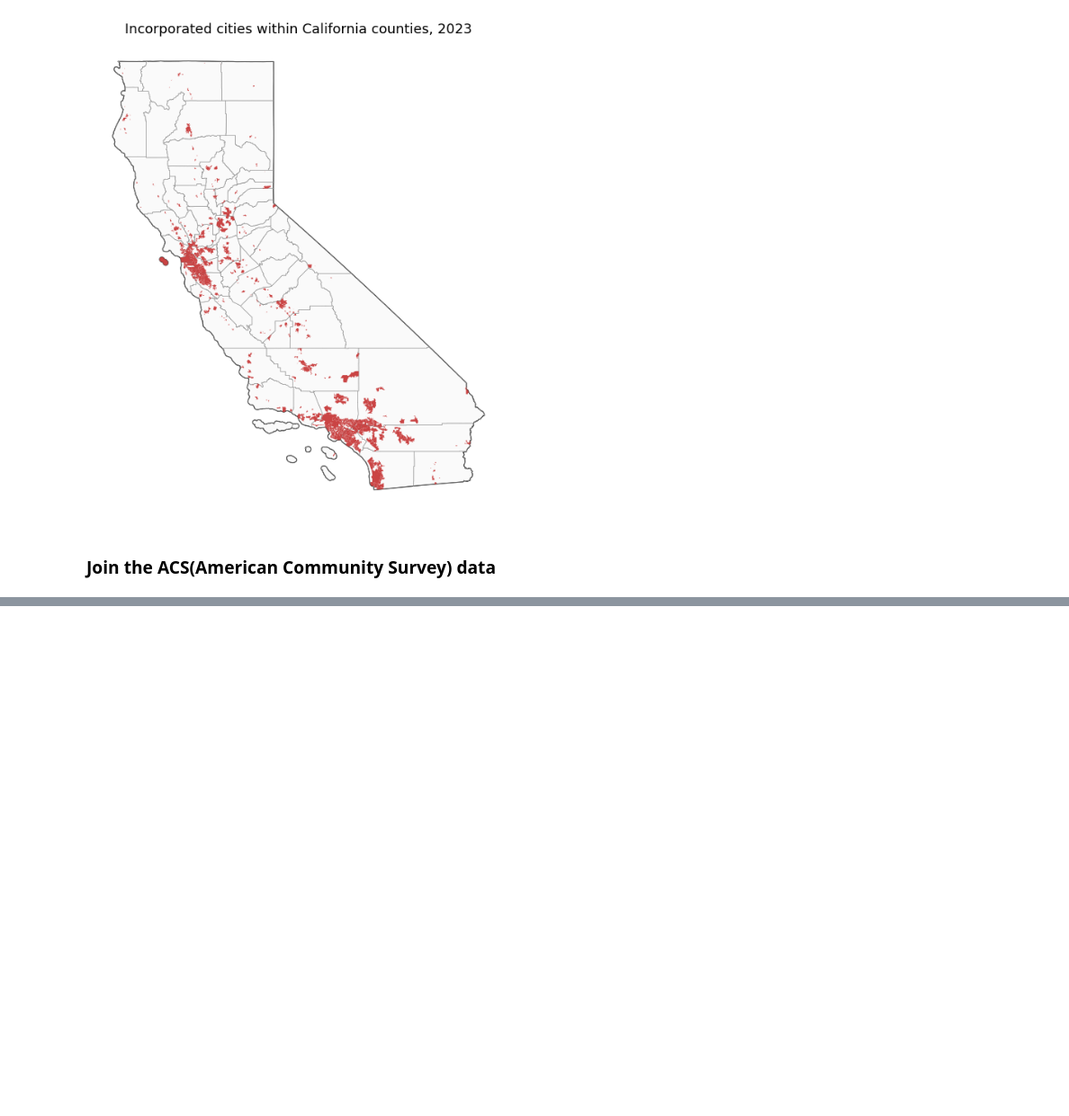
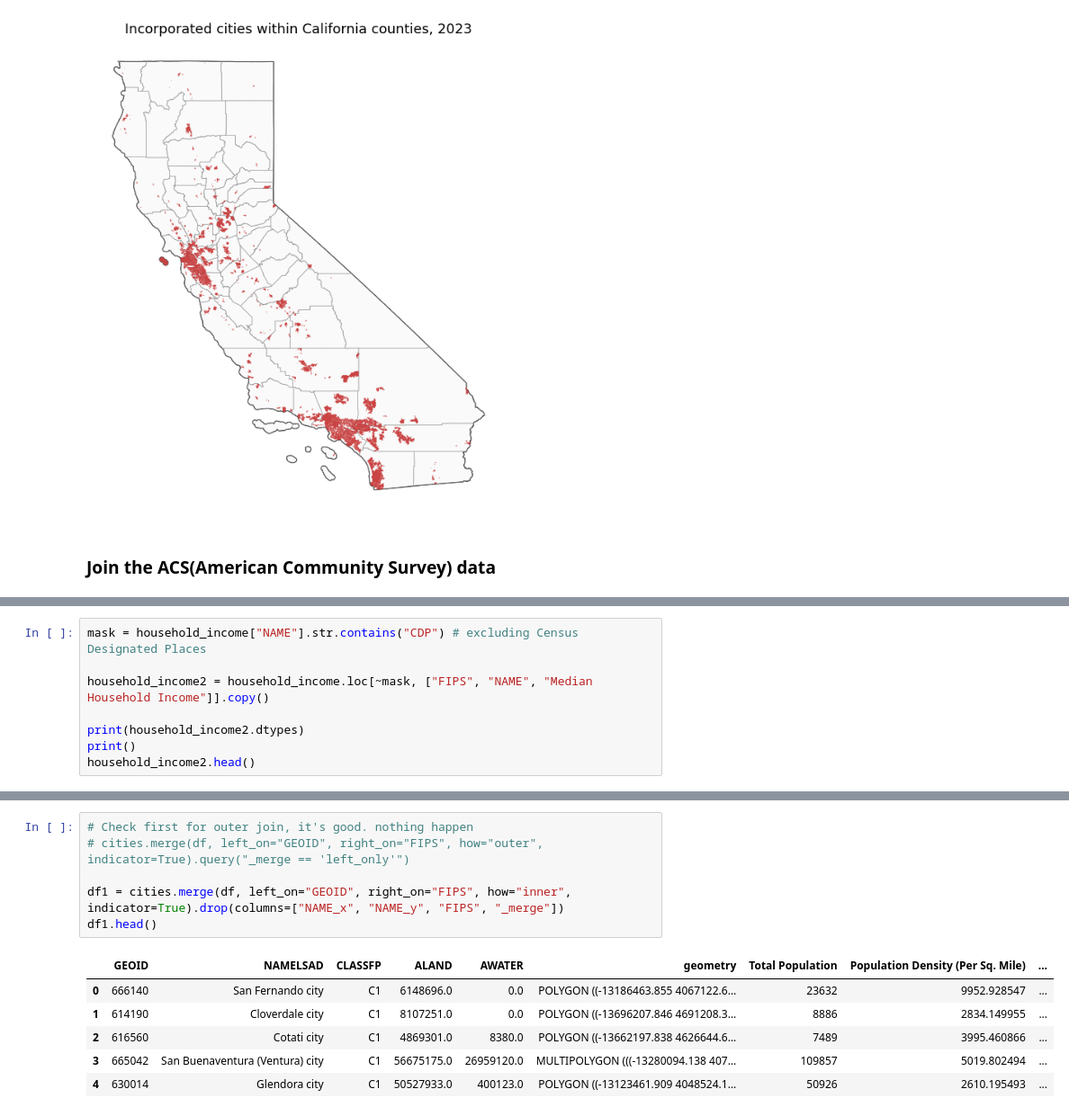
Before and after one commit to HowardChen0211/gisPy, a Jupyter notebook: ProblemSets_map.ipynb, the cells around one changed output, grey strips where cells are left out. Shown at 90% size. Drawn from its saved outputs; the diff is of its cells as text; blank space fills up the shorter version.

```diff
--- a/ProblemSets_map.ipynb
+++ b/ProblemSets_map.ipynb
@@ -275,0 +341,8 @@ Text(0.5, 1.0, 'Incorporated cities within California counties, 2023')
+# %%
+mask = household_income["NAME"].str.contains("CDP") # excluding Census Designated Places
+
+household_income2 = household_income.loc[~mask, ["FIPS", "NAME", "Median Household Income"]].copy()
+
+print(household_income2.dtypes)
+print()
+household_income2.head()
@@ -275,0 +400,13 @@ Text(0.5, 1.0, 'Incorporated cities within California counties, 2023')
+# %%
+# Check first for outer join, it's good. nothing happen
+# cities.merge(df, left_on="GEOID", right_on="FIPS", how="outer", indicator=True).query("_merge == 'left_only'")
+
+df1 = cities.merge(df, left_on="GEOID", right_on="FIPS", how="inner", indicator=True).drop(columns=["NAME_x", "NAME_y", "FIPS", "_merge"])
+df1.head()
+# %% [output]
+|  | GEOID | NAMELSAD | CLASSFP | ALAND | AWATER | geometry | Total Population | Population Density (Per Sq. Mile) | ... |
+| 0 | 666140 | San Fernando city | C1 | 6148696.0 | 0.0 | POLYGON ((-13186463.855 4067122.6... | 23632 | 9952.928547 | ... |
+| 1 | 614190 | Cloverdale city | C1 | 8107251.0 | 0.0 | POLYGON ((-13696207.846 4691208.3... | 8886 | 2834.149955 | ... |
+| 2 | 616560 | Cotati city | C1 | 4869301.0 | 8380.0 | POLYGON ((-13662197.838 4626644.6... | 7489 | 3995.460866 | ... |
+| 3 | 665042 | San Buenaventura (Ventura) city | C1 | 56675175.0 | 26959120.0 | MULTIPOLYGON (((-13280094.138 407... | 109857 | 5019.802494 | ... |
+| 4 | 630014 | Glendora city | C1 | 50527933.0 | 400123.0 | POLYGON ((-13123461.909 4048524.1... | 50926 | 2610.195493 | ... |
```
Also changed, not shown: parts of 18 cells of this notebook.
